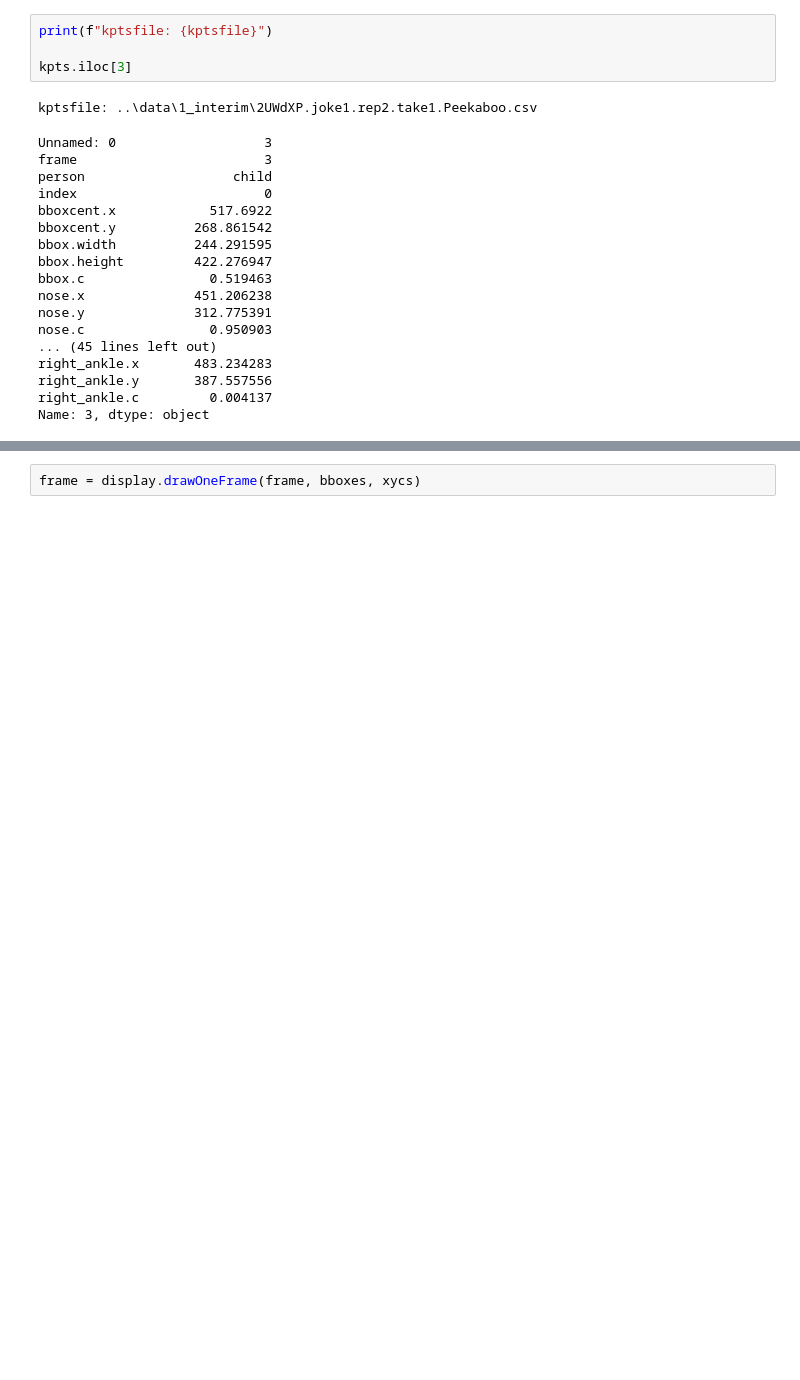
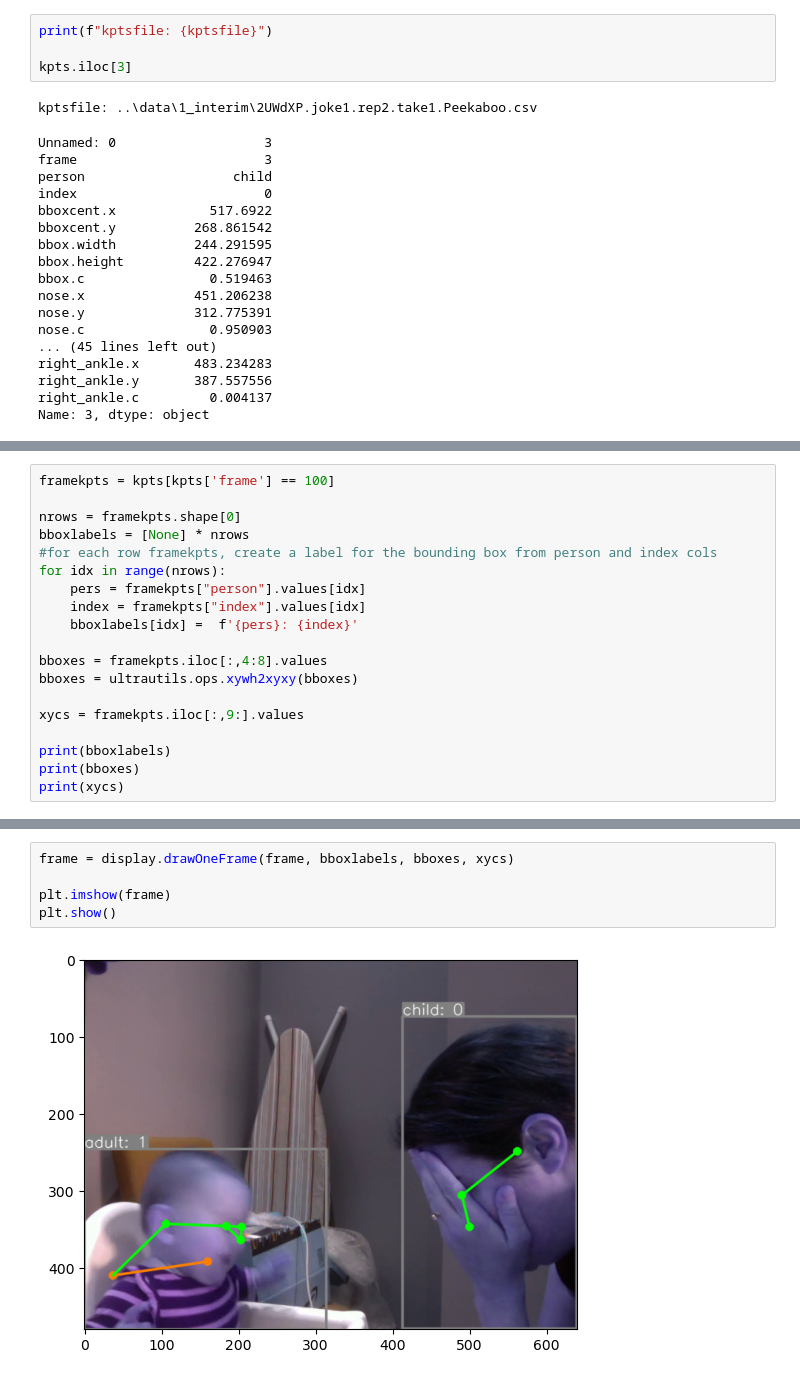
Before and after one commit to InfantLab/VideoAnnotator, a Jupyter notebook: code/06_ca_clean_label_actors_remove_ghosts.ipynb, the cells around one changed output, grey strips where cells are left out. Saved outputs shown, nothing was run; the diff lists cells and outputs as text; blank space fills up the shorter version.

```diff
--- a/code/06_ca_clean_label_actors_remove_ghosts.ipynb
+++ b/code/06_ca_clean_label_actors_remove_ghosts.ipynb
@@ -96,0 +86,19 @@ print(xycs)
+# %%
+framekpts = kpts[kpts['frame'] == 100]
+
+nrows = framekpts.shape[0]
+bboxlabels = [None] * nrows
+#for each row framekpts, create a label for the bounding box from person and index cols
+for idx in range(nrows):
+    pers = framekpts["person"].values[idx]
+    index = framekpts["index"].values[idx]
+    bboxlabels[idx] =  f'{pers}: {index}'
+
+bboxes = framekpts.iloc[:,4:8].values
+bboxes = ultrautils.ops.xywh2xyxy(bboxes)
+
+xycs = framekpts.iloc[:,9:].values
+
+print(bboxlabels)
+print(bboxes)
+print(xycs)
@@ -97,2 +113,7 @@ print(xycs)
 # %%
-frame = display.drawOneFrame(frame, bboxes, xycs)
+frame = display.drawOneFrame(frame, bboxlabels, bboxes, xycs)
+
+plt.imshow(frame)
+plt.show()
+# %% [output]
+[figure, added]
```
Also changed, not shown: parts of 10 cells of this notebook, 4 other files.
